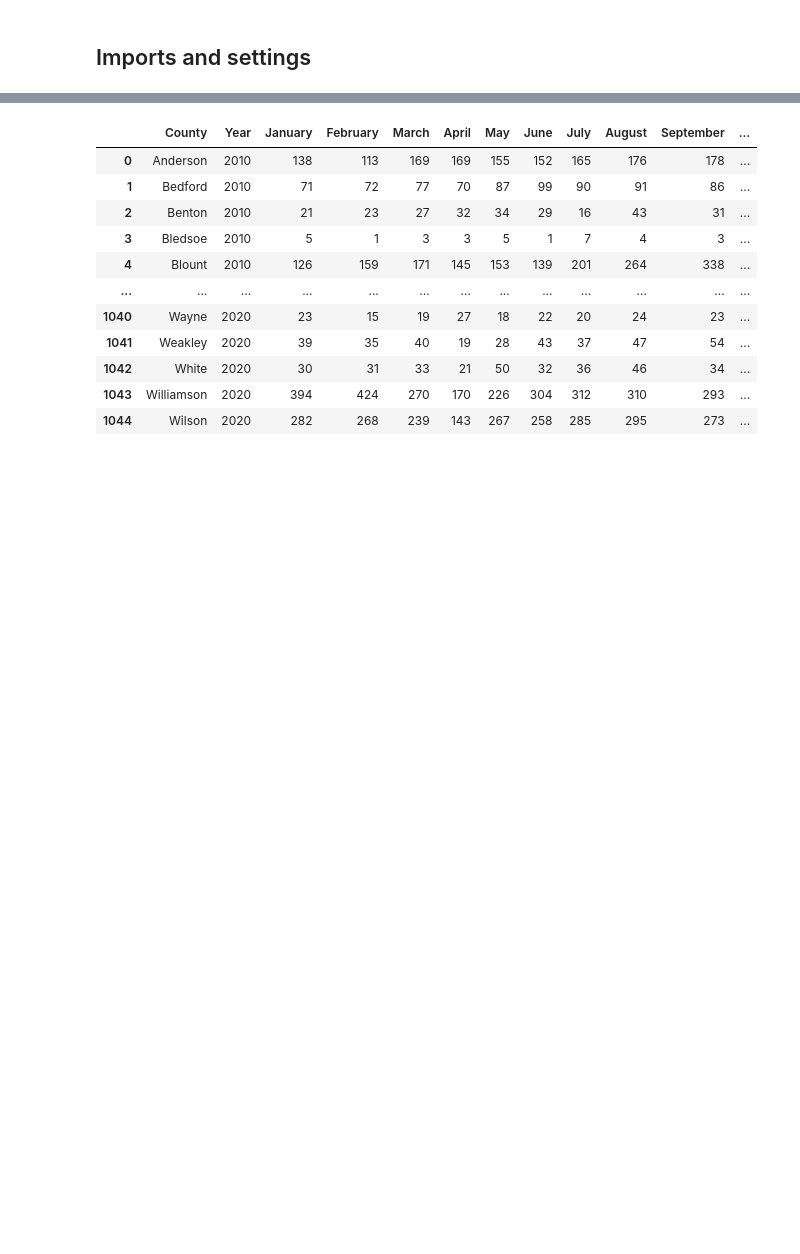
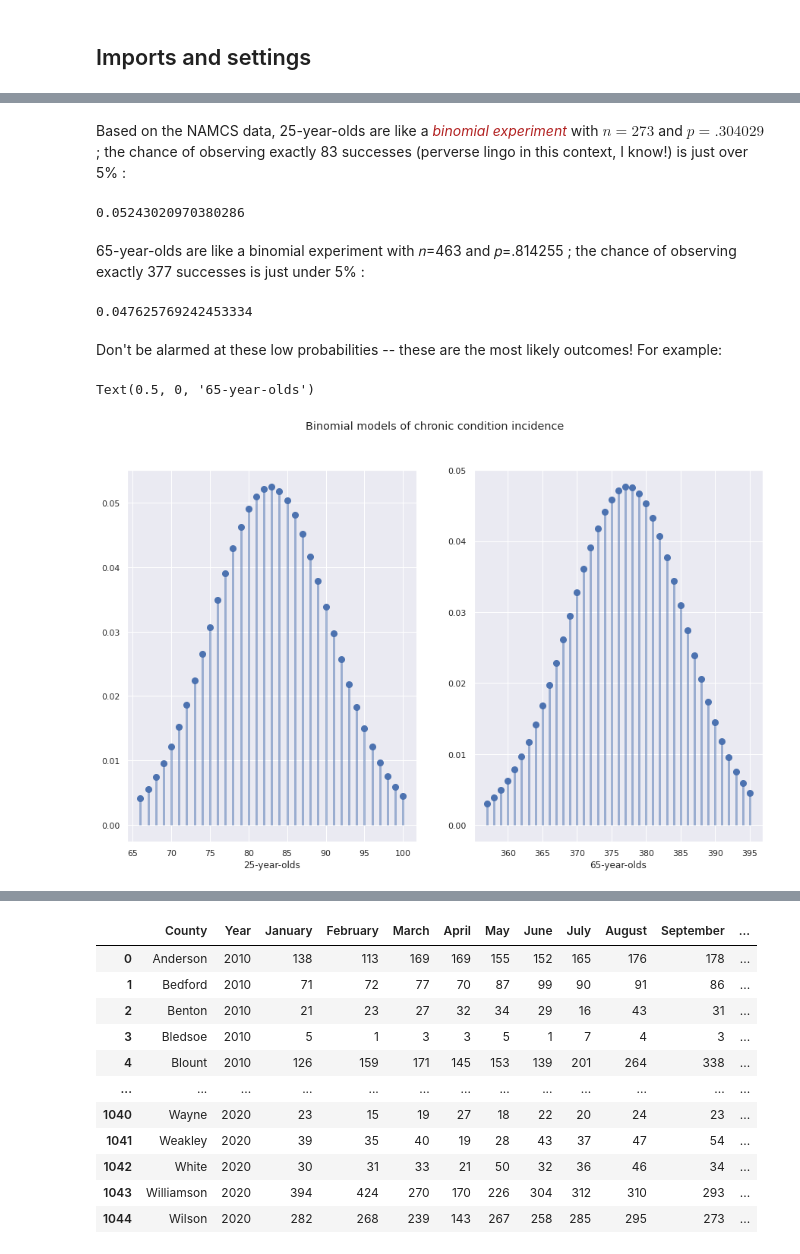
Before and after one commit to pajacobson/regression, a Jupyter notebook: twitch/count_models/Count models.ipynb, the cells around one changed output, grey strips where cells are left out. Cells and saved outputs as stored; diff of their text form; code cells hidden in the pictures; blank space fills up the shorter version.

```diff
--- a/twitch/count_models/Count models.ipynb
+++ b/twitch/count_models/Count models.ipynb
@@ -25,0 +44,3 @@ plt.rcParams['figure.figsize'] = [12,8]
+# %%
+cohorts = pd.read_csv("chronic_cohorts.csv")
+cohorts
@@ -25,0 +98,30 @@ plt.rcParams['figure.figsize'] = [12,8]
+# %% [markdown]
+Based on the NAMCS data, 25-year-olds are like a <font color="firebrick">_binomial experiment_</font> with $n=273$ and $p=.304029$ ; the chance of observing exactly 83 successes (perverse lingo in this context, I know!) is just over 5% :
+# %%
+p_25 = cohorts["Percentage"][25]
+binom.pmf(83,273,p_25)
+# %% [output]
+0.05243020970380286
+# %% [markdown]
+65-year-olds are like a binomial experiment with 𝑛=463 and 𝑝=.814255 ; the chance of observing exactly 377 successes is just under 5% :
+# %%
+p_65 = cohorts["Percentage"][65]
+binom.pmf(377,463,p_65)
+# %% [output]
+0.047625769242453334
+# %% [markdown]
+Don't be alarmed at these low probabilities -- these are the most likely outcomes! For example:
+# %%
+fig, (ax1, ax2) = plt.subplots(1, 2)
+fig.suptitle('Binomial models of chronic condition incidence')
+x = np.arange(binom.ppf(0.01, 273, p_25), binom.ppf(0.99, 273, p_25))
+ax1.plot(x, binom.pmf(x, 273, p_25), 'bo', ms=8)
+ax1.vlines(x, 0, binom.pmf(x, 273, p_25), colors='b', lw=3, alpha=0.5)
+ax1.set_xlabel('25-year-olds')
+x = np.arange(binom.ppf(0.01, 463, p_65), binom.ppf(0.99, 463, p_65))
+ax2.plot(x, binom.pmf(x, 463, p_65), 'bo', ms=8)
+ax2.vlines(x, 0, binom.pmf(x, 463, p_65), colors='b', lw=3, alpha=0.5)
+ax2.set_xlabel('65-year-olds')
+# %% [output]
+Text(0.5, 0, '65-year-olds')
+[figure, added]
```
Also changed, not shown: parts of 39 cells of this notebook, 2 other files.
